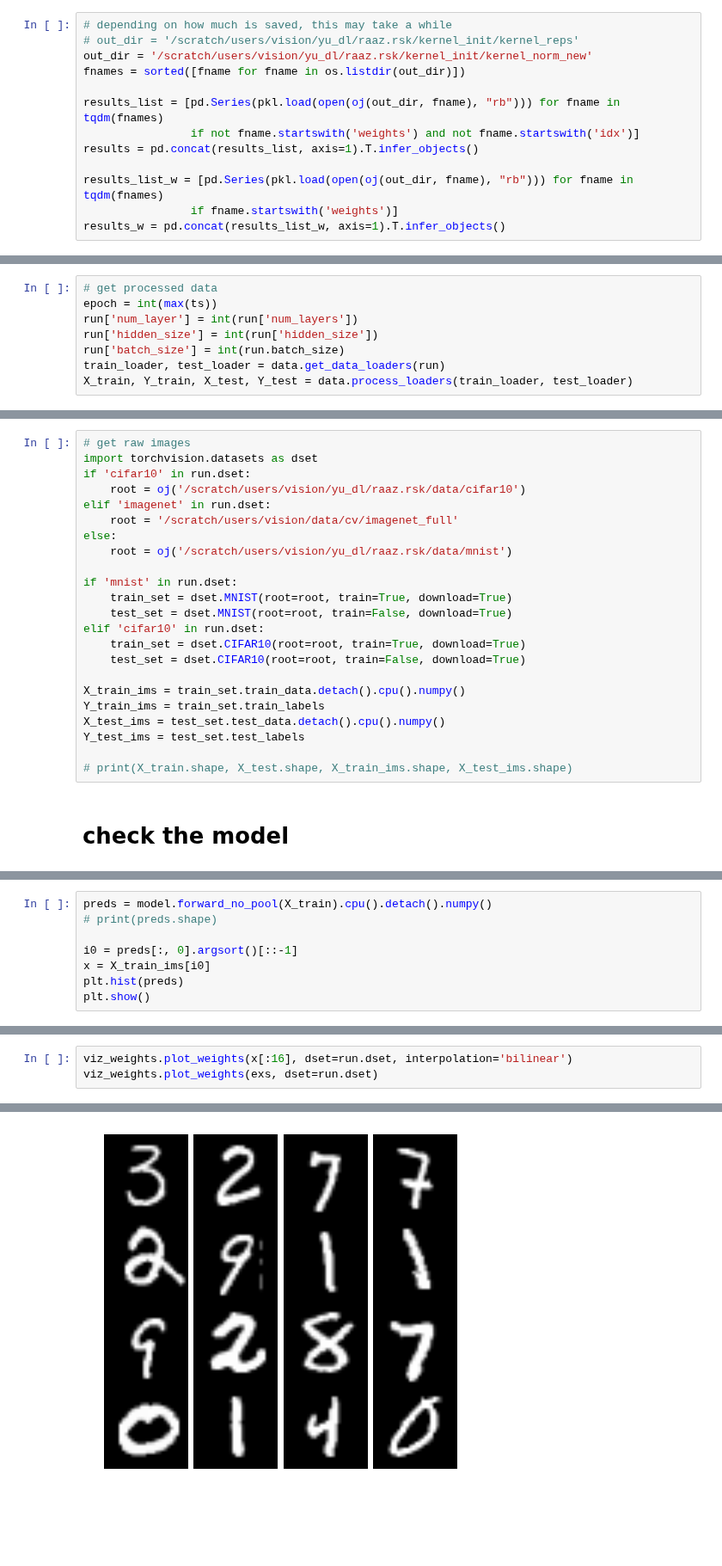
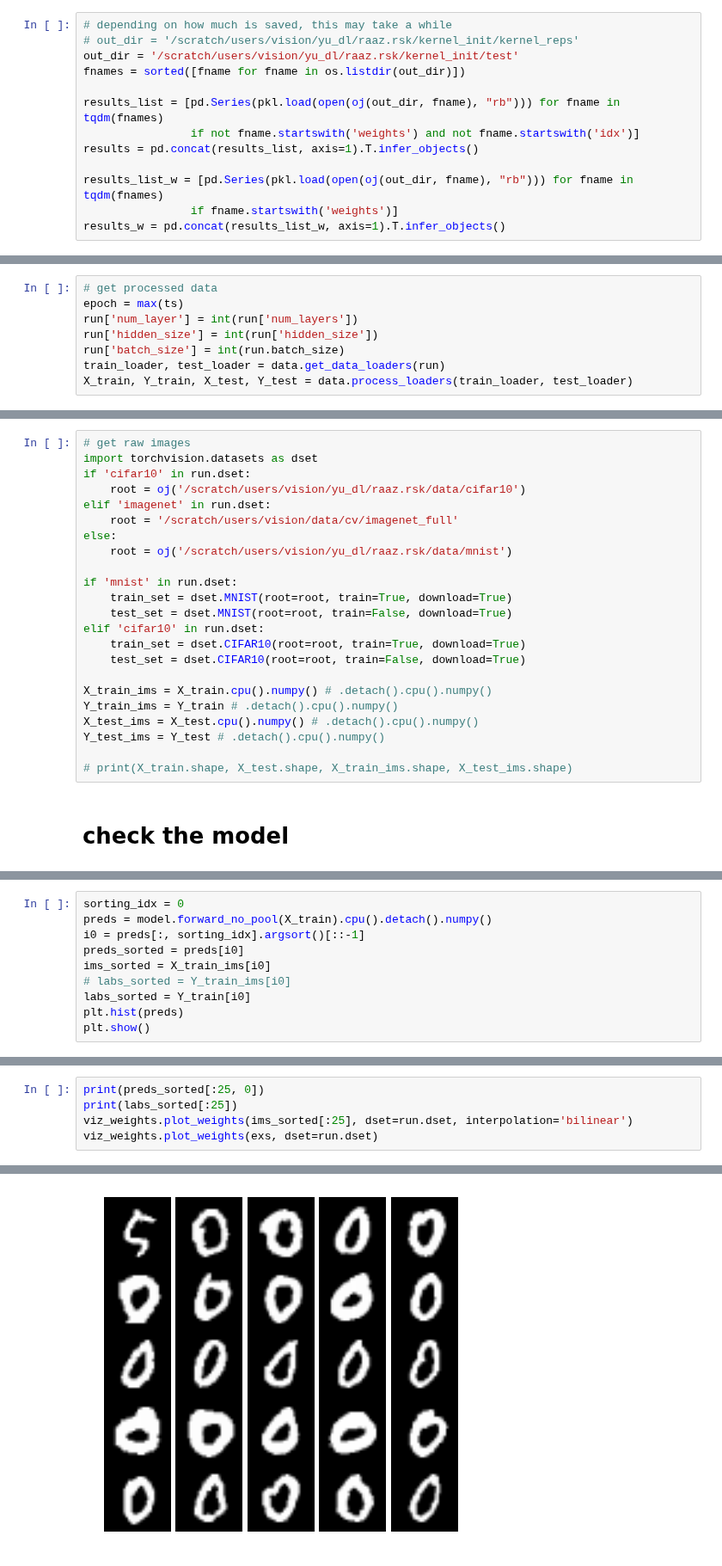
Before and after one commit to csinva/dnn-experiments, a Jupyter notebook: vision_analyze/init/vary_reps.ipynb, the cells around one changed output, grey strips where cells are left out. Shown at 86% size. Drawn from its saved outputs; the diff is of its cells as text; blank space fills up the shorter version.

```diff
--- a/vision_analyze/init/vary_reps.ipynb
+++ b/vision_analyze/init/vary_reps.ipynb
@@ -47,7 +44,7 @@ style.set_style()
 # %%
 # depending on how much is saved, this may take a while
 # out_dir = '/scratch/users/vision/yu_dl/raaz.rsk/kernel_init/kernel_reps'
-out_dir = '/scratch/users/vision/yu_dl/raaz.rsk/kernel_init/kernel_norm_new'
+out_dir = '/scratch/users/vision/yu_dl/raaz.rsk/kernel_init/test'
 fnames = sorted([fname for fname in os.listdir(out_dir)])
 
 results_list = [pd.Series(pkl.load(open(oj(out_dir, fname), "rb"))) for fname in tqdm(fnames)
@@ -148,6 +145,6 @@ mnist 0.9567 (10, 784)
 # %%
 # get processed data
-epoch = int(max(ts))
+epoch = max(ts)
 run['num_layer'] = int(run['num_layers'])
 run['hidden_size'] = int(run['hidden_size'])
 run['batch_size'] = int(run.batch_size)
@@ -180,10 +179,10 @@ elif 'cifar10' in run.dset:
     train_set = dset.CIFAR10(root=root, train=True, download=True)
     test_set = dset.CIFAR10(root=root, train=False, download=True)
 
-X_train_ims = train_set.train_data.detach().cpu().numpy()
-Y_train_ims = train_set.train_labels
-X_test_ims = test_set.test_data.detach().cpu().numpy()
-Y_test_ims = test_set.test_labels
+X_train_ims = X_train.cpu().numpy() # .detach().cpu().numpy()
+Y_train_ims = Y_train # .detach().cpu().numpy()
+X_test_ims = X_test.cpu().numpy() # .detach().cpu().numpy()
+Y_test_ims = Y_test # .detach().cpu().numpy()
 
 # print(X_train.shape, X_test.shape, X_train_ims.shape, X_test_ims.shape)
 # %% [markdown]
@@ -211,9 +215,11 @@ Linear(in_features=128, out_features=10, bias=False)
 # %%
+sorting_idx = 0
 preds = model.forward_no_pool(X_train).cpu().detach().numpy()
-# print(preds.shape)
-
-i0 = preds[:, 0].argsort()[::-1]
-x = X_train_ims[i0]
+i0 = preds[:, sorting_idx].argsort()[::-1]
+preds_sorted = preds[i0]
+ims_sorted = X_train_ims[i0]
+# labs_sorted = Y_train_ims[i0]
+labs_sorted = Y_train[i0]
 plt.hist(preds)
 plt.show()
 # %% [output]
@@ -221,4 +227,6 @@ plt.show()
 # %%
-viz_weights.plot_weights(x[:16], dset=run.dset, interpolation='bilinear')
+print(preds_sorted[:25, 0])
+print(labs_sorted[:25])
+viz_weights.plot_weights(ims_sorted[:25], dset=run.dset, interpolation='bilinear')
 viz_weights.plot_weights(exs, dset=run.dset)
 # %% [output]
@@ -225,2 +238,2 @@ viz_weights.plot_weights(exs, dset=run.dset)
-[figure, old version]
+[figure, new version]
 [figure]
```
Also changed, not shown: parts of 13 cells of this notebook, 4 other files.
